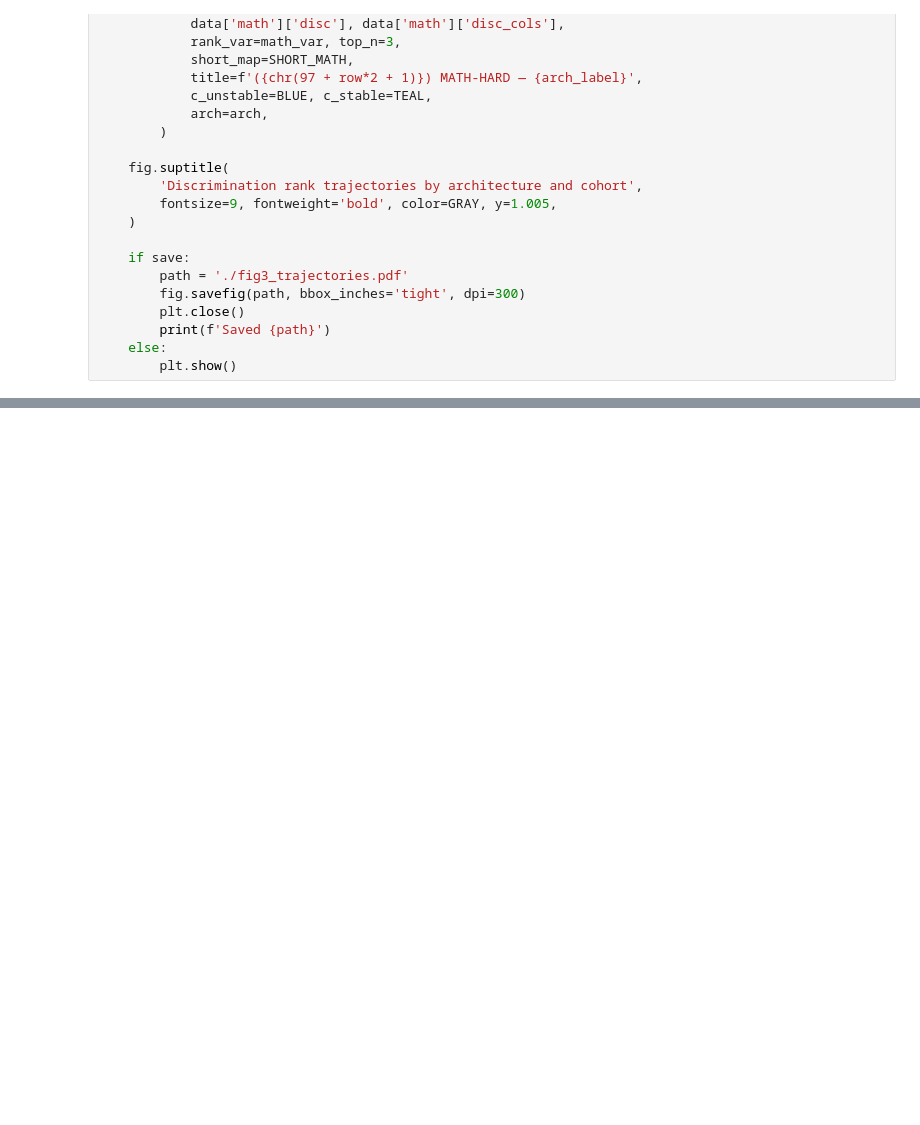
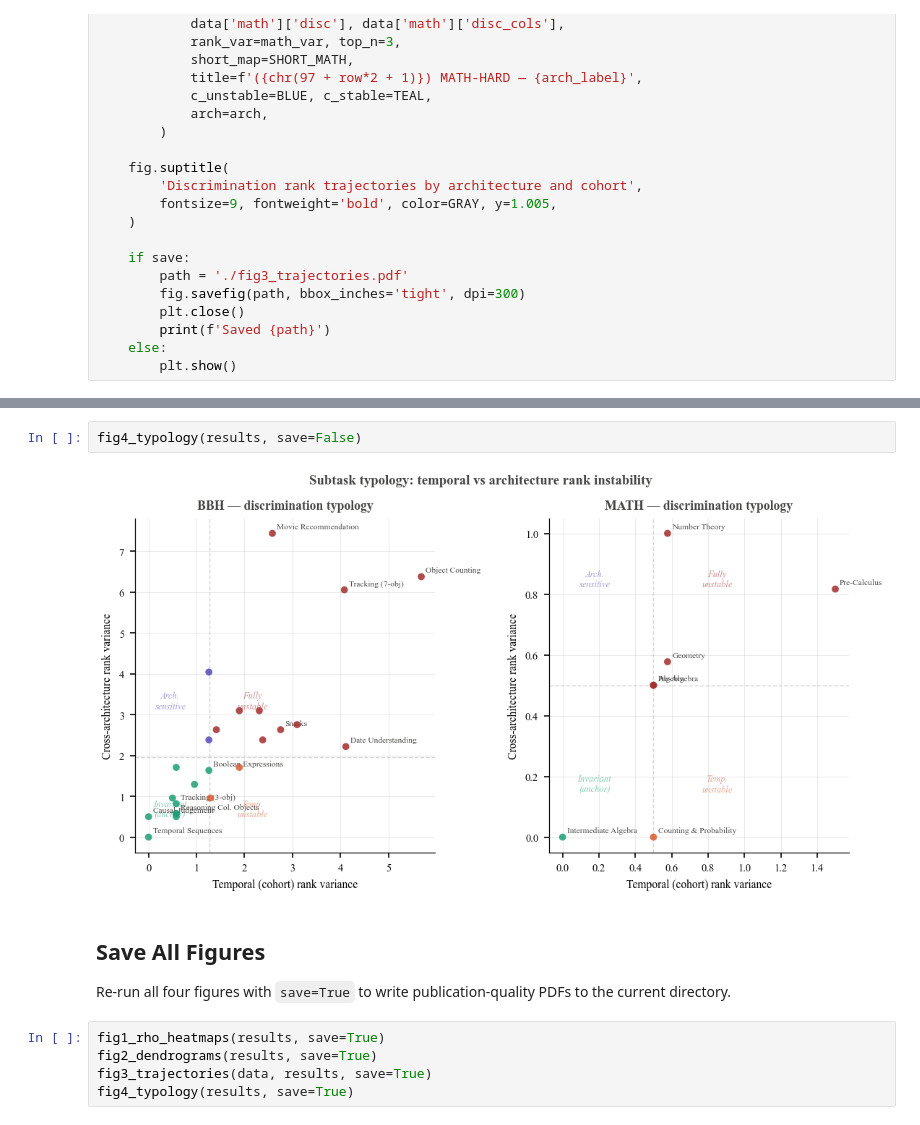
Before and after one commit to ericxu10101/stanford-cs321m-project, a Jupyter notebook: notebooks/p3_post_analysis.ipynb, the cells around one changed output, grey strips where cells are left out. Saved outputs shown, nothing was run; the diff lists cells and outputs as text; blank space fills up the shorter version.

```diff
--- a/notebooks/p3_post_analysis.ipynb
+++ b/notebooks/p3_post_analysis.ipynb
@@ -601,0 +683,13 @@ def fig5_crossbenchmark(results: dict, save=False):
+# %%
+fig4_typology(results, save=False)
+# %% [output]
+[figure, added]
+# %% [markdown]
+## Save All Figures
+
+Re-run all four figures with `save=True` to write publication-quality PDFs to the current directory.
+# %%
+fig1_rho_heatmaps(results, save=True)
+fig2_dendrograms(results, save=True)
+fig3_trajectories(data, results, save=True)
+fig4_typology(results, save=True)
```
Also changed, not shown: parts of 23 cells of this notebook, 4 other files.
